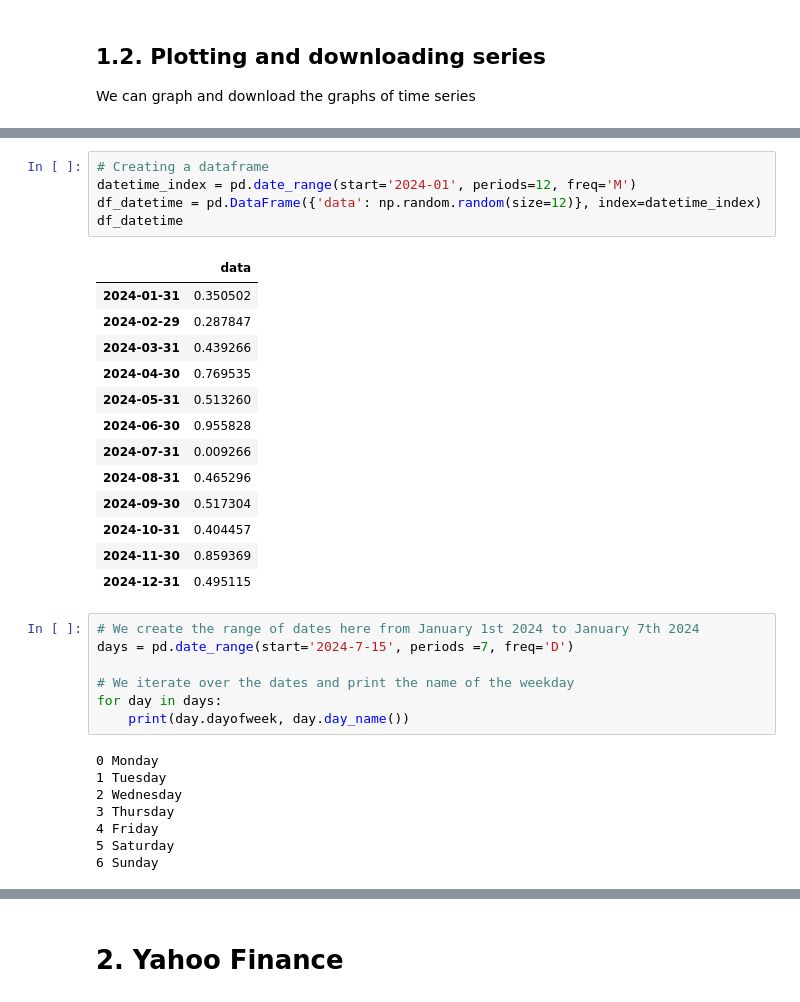
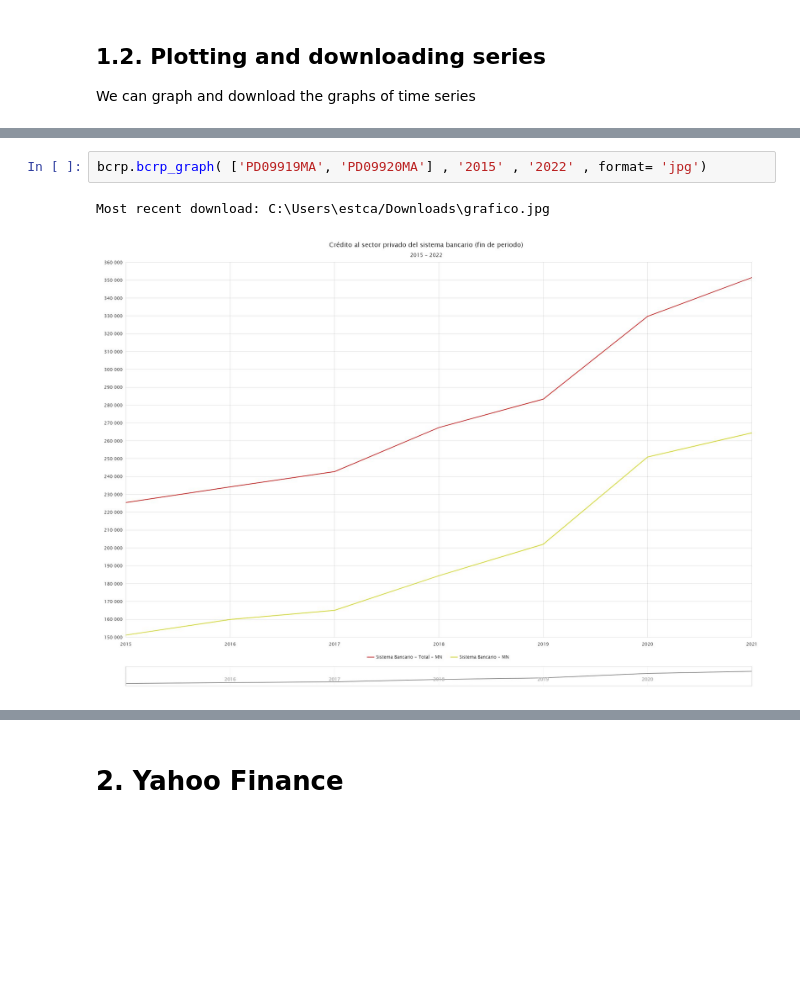
Before and after one commit to estcab00/timeseries-python, a Jupyter notebook: Sessions/Session 3 - Time Series Extraction.ipynb, the cells around one changed output, grey strips where cells are left out. Drawn from its saved outputs; the diff is of its cells as text; blank space fills up the shorter version.

```diff
--- a/Sessions/Session 3 - Time Series Extraction.ipynb
+++ b/Sessions/Session 3 - Time Series Extraction.ipynb
@@ -410,34 +336,5 @@ DatetimeIndex(['2024-01-01', '2024-02-01', '2024-03-01', '2024-04-01',
-# %%
-# Creating a dataframe
-datetime_index = pd.date_range(start='2024-01', periods=12, freq='M')
-df_datetime = pd.DataFrame({'data': np.random.random(size=12)}, index=datetime_index)
-df_datetime
-# %% [output]
-|  | data |
-| 2024-01-31 | 0.350502 |
-| 2024-02-29 | 0.287847 |
-| 2024-03-31 | 0.439266 |
-| 2024-04-30 | 0.769535 |
-| 2024-05-31 | 0.513260 |
-| 2024-06-30 | 0.955828 |
-| 2024-07-31 | 0.009266 |
-| 2024-08-31 | 0.465296 |
-| 2024-09-30 | 0.517304 |
-| 2024-10-31 | 0.404457 |
-| 2024-11-30 | 0.859369 |
-| 2024-12-31 | 0.495115 |
-# %%
-# We create the range of dates here from January 1st 2024 to January 7th 2024
-days = pd.date_range(start='2024-7-15', periods =7, freq='D')
-
-# We iterate over the dates and print the name of the weekday
-for day in days:
-    print(day.dayofweek, day.day_name())
-# %% [output]
-0 Monday
-1 Tuesday
-2 Wednesday
-3 Thursday
-4 Friday
-5 Saturday
-6 Sunday
+# %%
+bcrp.bcrp_graph( ['PD09919MA', 'PD09920MA'] , '2015' , '2022' , format= 'jpg')
+# %% [output]
+Most recent download: C:\Users\estca/Downloads\grafico.jpg
+[figure, added]
```
Also changed, not shown: parts of 39 cells of this notebook.
